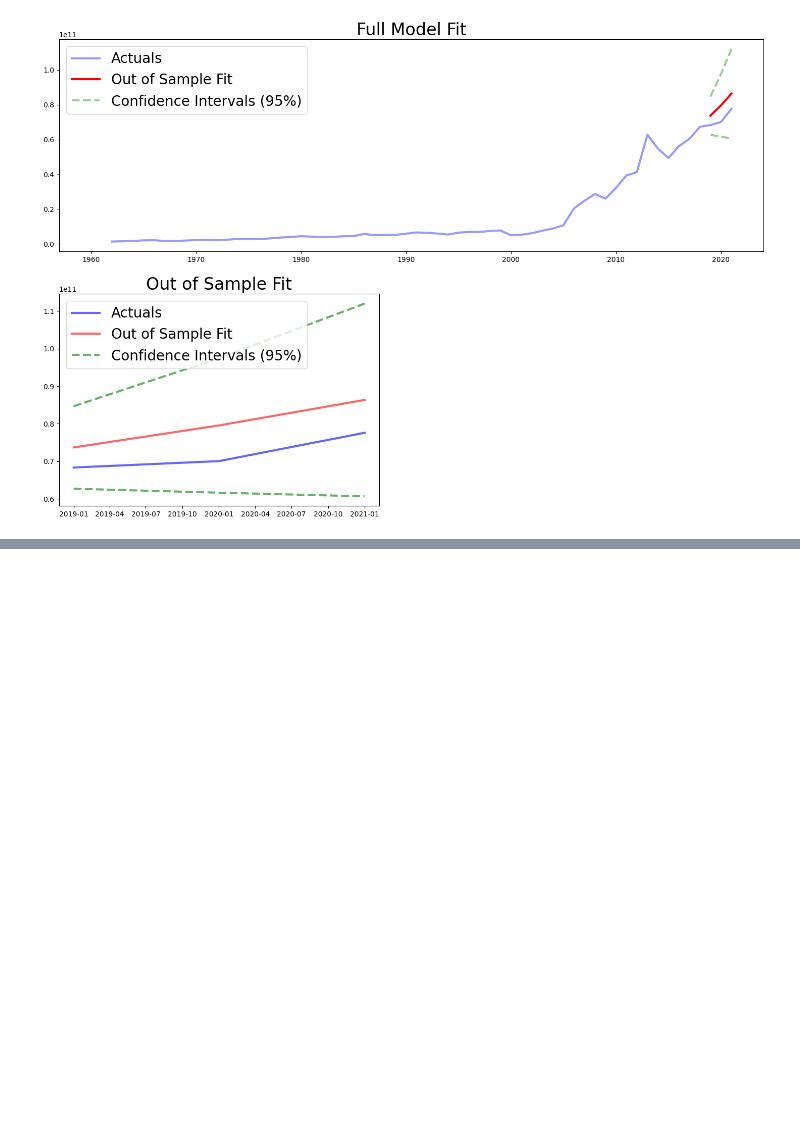
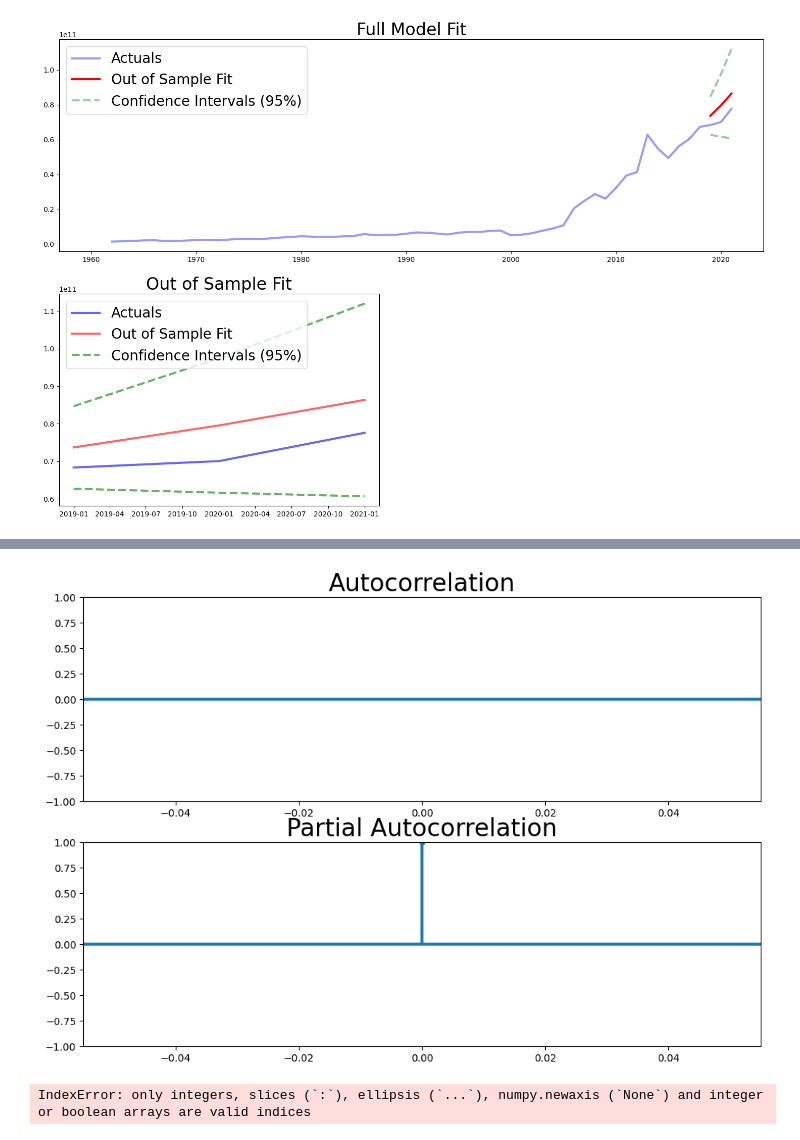
Before and after one commit to alexmoscar/new-rep-main, a Jupyter notebook: ML_in_business/project_Ghanna/task_for_ghanna.ipynb, the cells around one changed output, grey strips where cells are left out. Drawn from its saved outputs; the diff is of its cells as text; code cells hidden in the pictures; blank space fills up the shorter version.

```diff
--- a/ML_in_business/project_Ghanna/task_for_ghanna.ipynb
+++ b/ML_in_business/project_Ghanna/task_for_ghanna.ipynb
@@ -714,0 +733,29 @@ plt.show()
+# %%
+from matplotlib import pyplot as plt
+
+train_df = data["GDP (current US$)_vol"].iloc[:-3]
+test_df = data["GDP (current US$)_vol"].iloc[-3:]
+# %%
+from matplotlib import pyplot as plt
+%matplotlib inline
+
+fig = plt.figure(figsize=(12,8))
+ax1 = fig.add_subplot(211)
+fig = sm.graphics.tsa.plot_acf(train_df.values.squeeze(), lags=25, ax=ax1)
+ax2 = fig.add_subplot(212)
+fig = sm.graphics.tsa.plot_pacf(train_df, lags=20, ax=ax2)
+# %% [output]
+[figure, added]
+# %%
+# нам важно сохранить объем датасета, поэтому берем за исходные данные весь датасет с индексами, который содержит
+# и train и test часть
+garch_df = pd.DataFrame(data["GDP (current US$)_vol"])
+
+# далее необходимо использовать актуальные обучающие данные, которые находятся в выборке train_df.
+# Мы никак не преобразовывали нашу обучющую выборку, поэтому фактически, train_df совпадает с данными в data,
+# Но если вы применяете к вашей обечающей выборке какие либо преобразования, например скользящее среднее
+# для сглаживания, то необходимо передать измененный train_df датасет.
+
+garch_df.iloc[train_df, "GDP (current US$)_vol"] = train_df.dropna()
+# %% [output]
+IndexError: only integers, slices (`:`), ellipsis (`...`), numpy.newaxis (`None`) and integer or boolean arrays are valid indices
```
Also changed, not shown: parts of 7 cells of this notebook, 1 other file.
